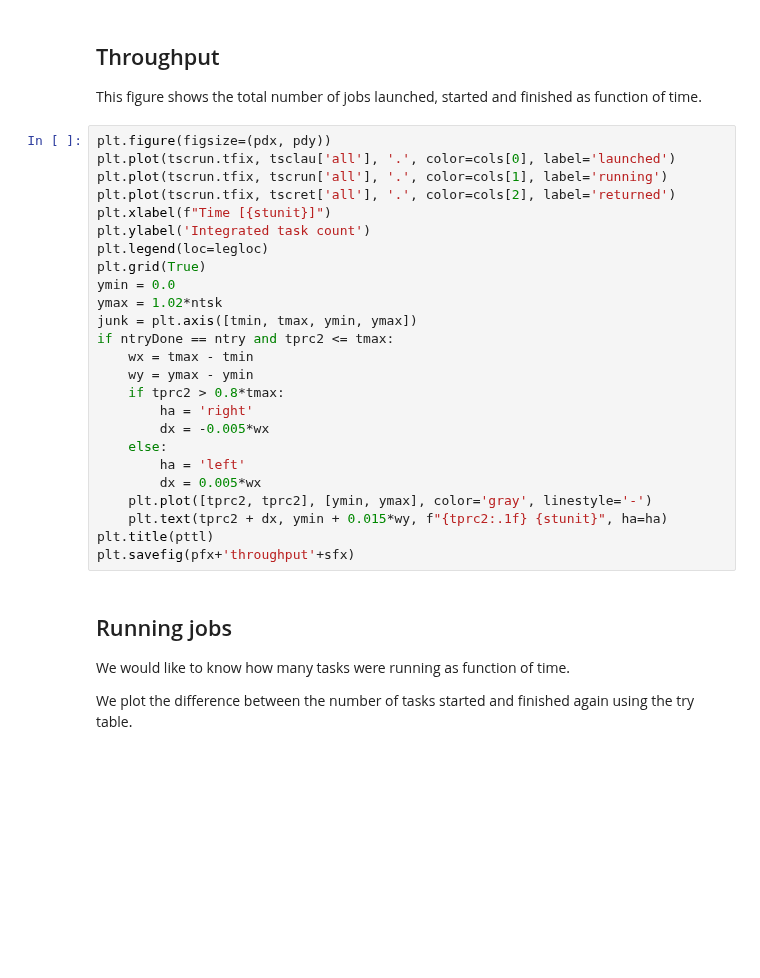
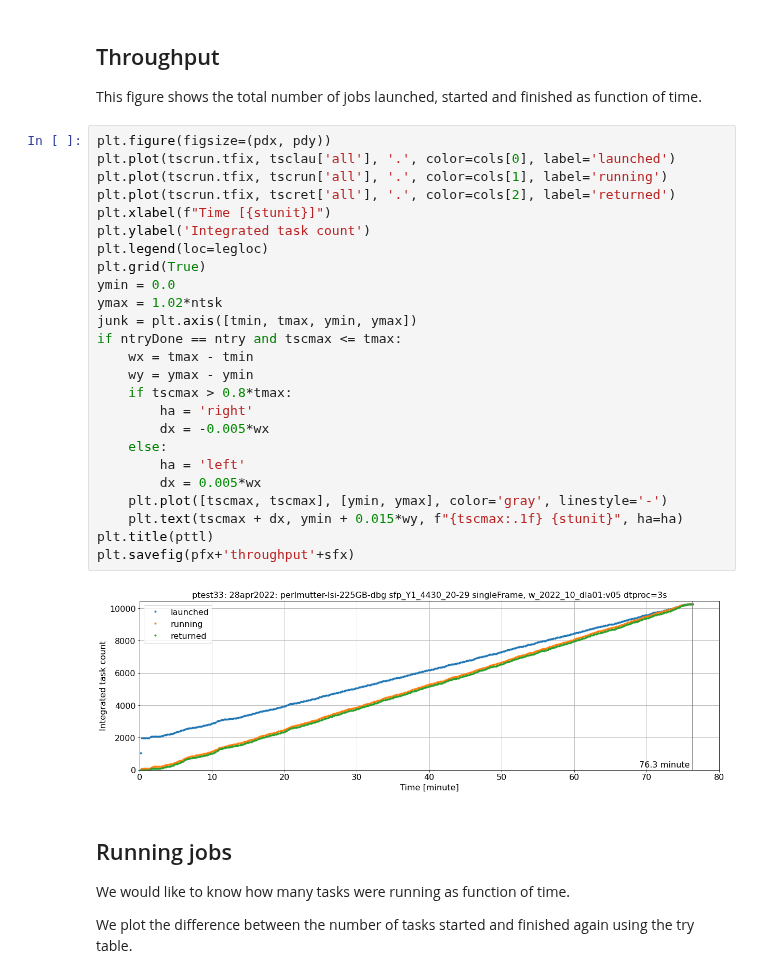
Before and after one commit to LSSTDESC/desc-wfmon, a Jupyter notebook: ipynb/monexp.ipynb, the cells around one changed output. Saved outputs shown, nothing was run; the diff lists cells and outputs as text; blank space fills up the shorter version.

```diff
--- a/ipynb/monexp.ipynb
+++ b/ipynb/monexp.ipynb
@@ -381,28 +455,30 @@ This figure shows the total number of jobs launched, started and finished as fun
 # %%
 plt.figure(figsize=(pdx, pdy))
 plt.plot(tscrun.tfix, tsclau['all'], '.', color=cols[0], label='launched')
 plt.plot(tscrun.tfix, tscrun['all'], '.', color=cols[1], label='running')
 plt.plot(tscrun.tfix, tscret['all'], '.', color=cols[2], label='returned')
 plt.xlabel(f"Time [{stunit}]")
 plt.ylabel('Integrated task count')
 plt.legend(loc=legloc)
 plt.grid(True)
 ymin = 0.0
 ymax = 1.02*ntsk
 junk = plt.axis([tmin, tmax, ymin, ymax])
-if ntryDone == ntry and tprc2 <= tmax:
+if ntryDone == ntry and tscmax <= tmax:
     wx = tmax - tmin
     wy = ymax - ymin
-    if tprc2 > 0.8*tmax:
+    if tscmax > 0.8*tmax:
         ha = 'right'
         dx = -0.005*wx
     else:
         ha = 'left'
         dx = 0.005*wx
-    plt.plot([tprc2, tprc2], [ymin, ymax], color='gray', linestyle='-')
-    plt.text(tprc2 + dx, ymin + 0.015*wy, f"{tprc2:.1f} {stunit}", ha=ha)
+    plt.plot([tscmax, tscmax], [ymin, ymax], color='gray', linestyle='-')
+    plt.text(tscmax + dx, ymin + 0.015*wy, f"{tscmax:.1f} {stunit}", ha=ha)
 plt.title(pttl)
 plt.savefig(pfx+'throughput'+sfx)
+# %% [output]
+[figure, added]
 # %% [markdown]
 ## Running jobs
 
```
Also changed, not shown: parts of 14 cells of this notebook.
